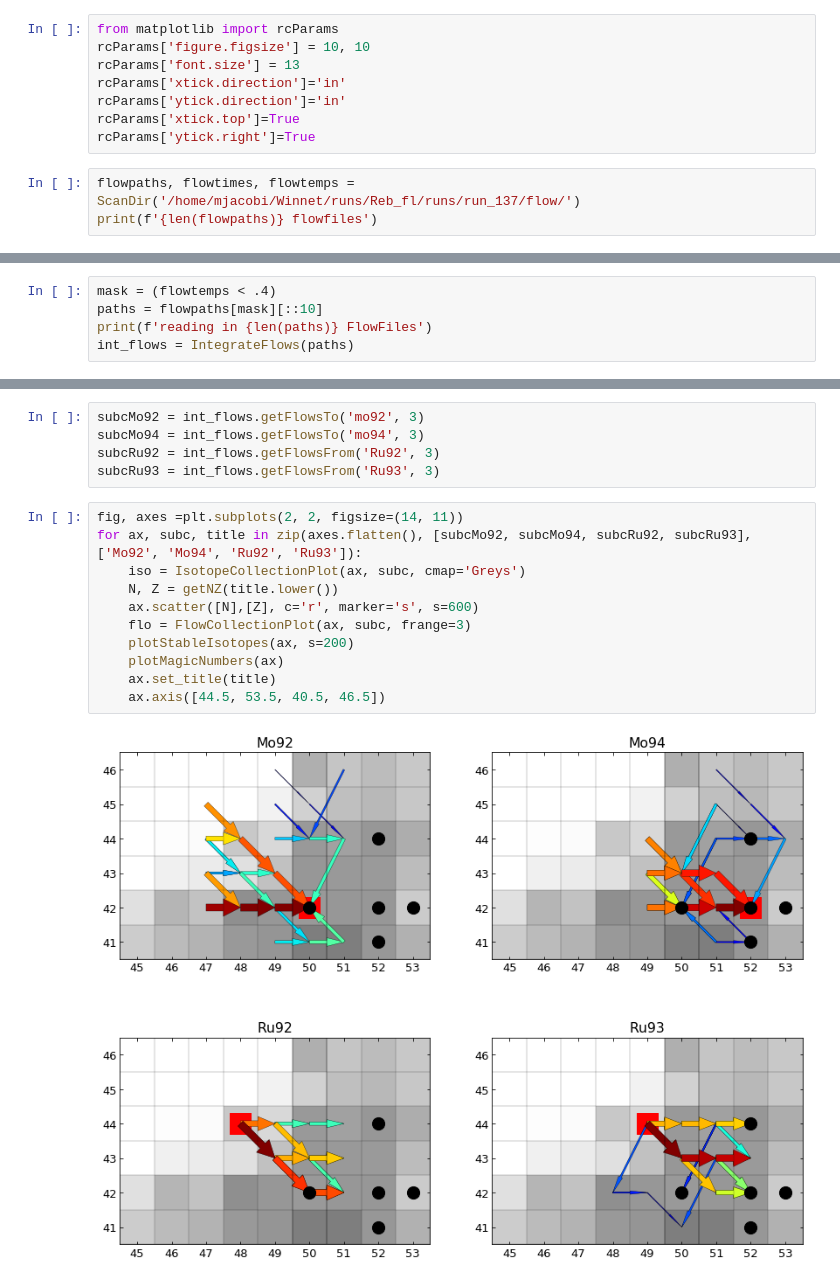
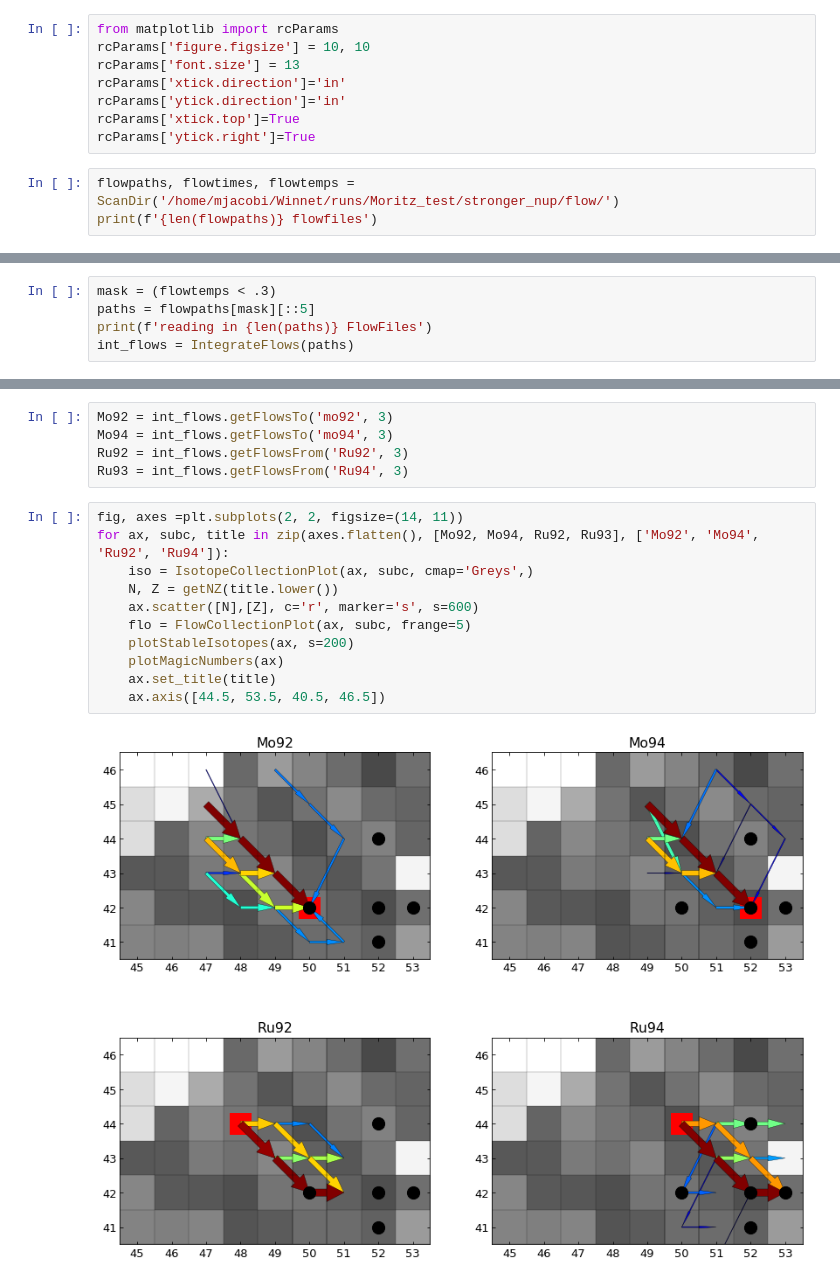
Before and after one commit to Max-Jacobi/WinNet-flowplot, a Jupyter notebook: Example.ipynb, the cells around one changed output, grey strips where cells are left out. Cells and saved outputs as stored; diff of their text form.

```diff
--- a/Example.ipynb
+++ b/Example.ipynb
@@ -14,6 +14,6 @@ rcParams['ytick.direction']='in'
 rcParams['xtick.top']=True
 rcParams['ytick.right']=True
 # %%
-flowpaths, flowtimes, flowtemps = ScanDir('/home/mjacobi/Winnet/runs/Reb_fl/runs/run_137/flow/')
+flowpaths, flowtimes, flowtemps = ScanDir('/home/mjacobi/Winnet/runs/Moritz_test/stronger_nup/flow/')
 print(f'{len(flowpaths)} flowfiles')
 # %% [output]
@@ -29,6 +29,6 @@ plt.show()
 # %%
-mask = (flowtemps < .4)
-paths = flowpaths[mask][::10]
+mask = (flowtemps < .3)
+paths = flowpaths[mask][::5]
 print(f'reading in {len(paths)} FlowFiles')
 int_flows = IntegrateFlows(paths)
 # %% [output]
@@ -49,18 +49,18 @@ plt.show()
 # %%
-subcMo92 = int_flows.getFlowsTo('mo92', 3)
-subcMo94 = int_flows.getFlowsTo('mo94', 3)
-subcRu92 = int_flows.getFlowsFrom('Ru92', 3)
-subcRu93 = int_flows.getFlowsFrom('Ru93', 3)
+Mo92 = int_flows.getFlowsTo('mo92', 3)
+Mo94 = int_flows.getFlowsTo('mo94', 3)
+Ru92 = int_flows.getFlowsFrom('Ru92', 3)
+Ru93 = int_flows.getFlowsFrom('Ru94', 3)
 # %%
 fig, axes =plt.subplots(2, 2, figsize=(14, 11))
-for ax, subc, title in zip(axes.flatten(), [subcMo92, subcMo94, subcRu92, subcRu93], ['Mo92', 'Mo94', 'Ru92', 'Ru93']):
-    iso = IsotopeCollectionPlot(ax, subc, cmap='Greys')
+for ax, subc, title in zip(axes.flatten(), [Mo92, Mo94, Ru92, Ru93], ['Mo92', 'Mo94', 'Ru92', 'Ru94']):
+    iso = IsotopeCollectionPlot(ax, subc, cmap='Greys',)
     N, Z = getNZ(title.lower())
     ax.scatter([N],[Z], c='r', marker='s', s=600)
-    flo = FlowCollectionPlot(ax, subc, frange=3)
+    flo = FlowCollectionPlot(ax, subc, frange=5)
     plotStableIsotopes(ax, s=200)
     plotMagicNumbers(ax)
     ax.set_title(title)
     ax.axis([44.5, 53.5, 40.5, 46.5])
 # %% [output]
-[figure, old version]
+[figure, new version]
```
Also changed, not shown: parts of 4 cells of this notebook, 4 other files.
